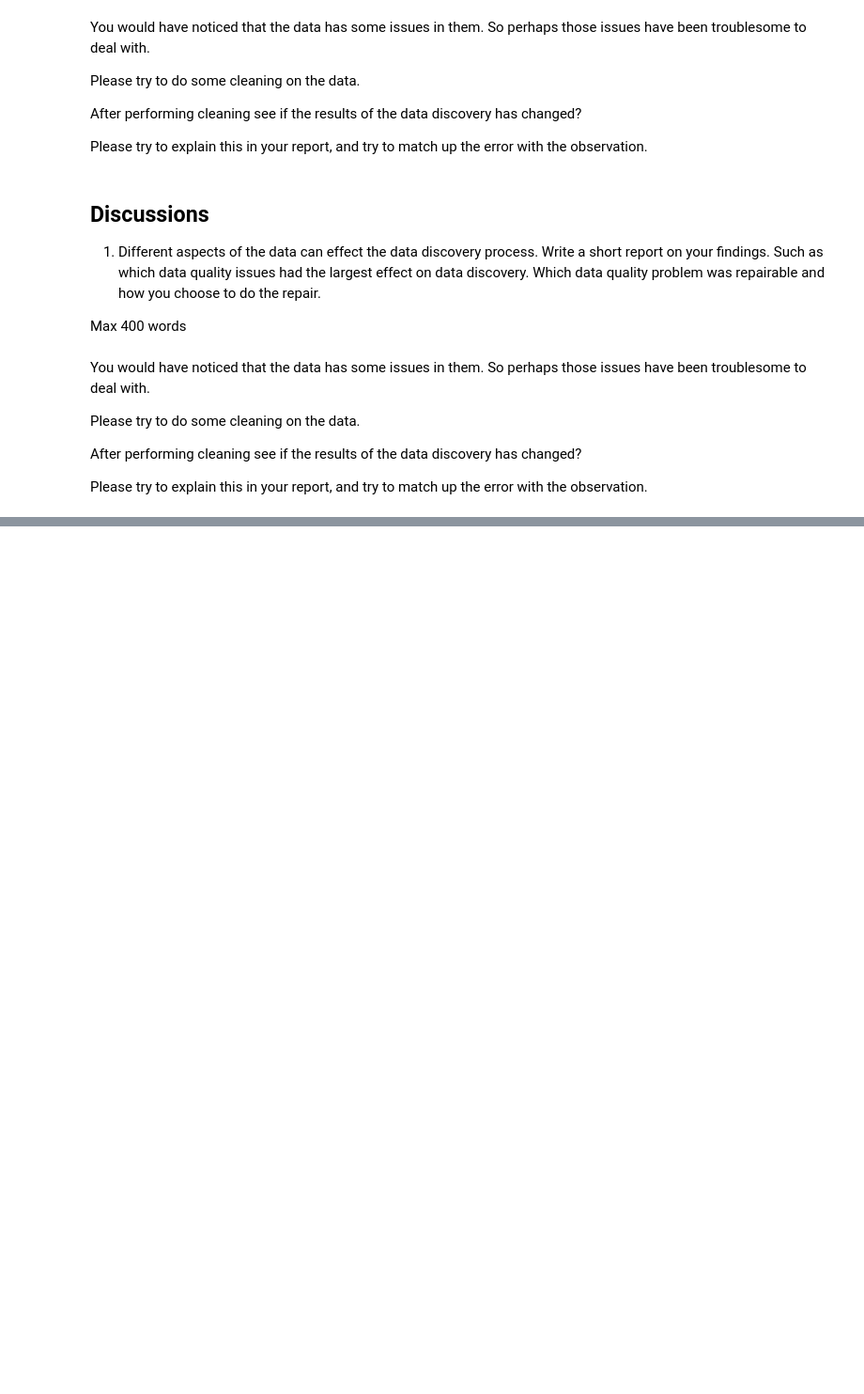
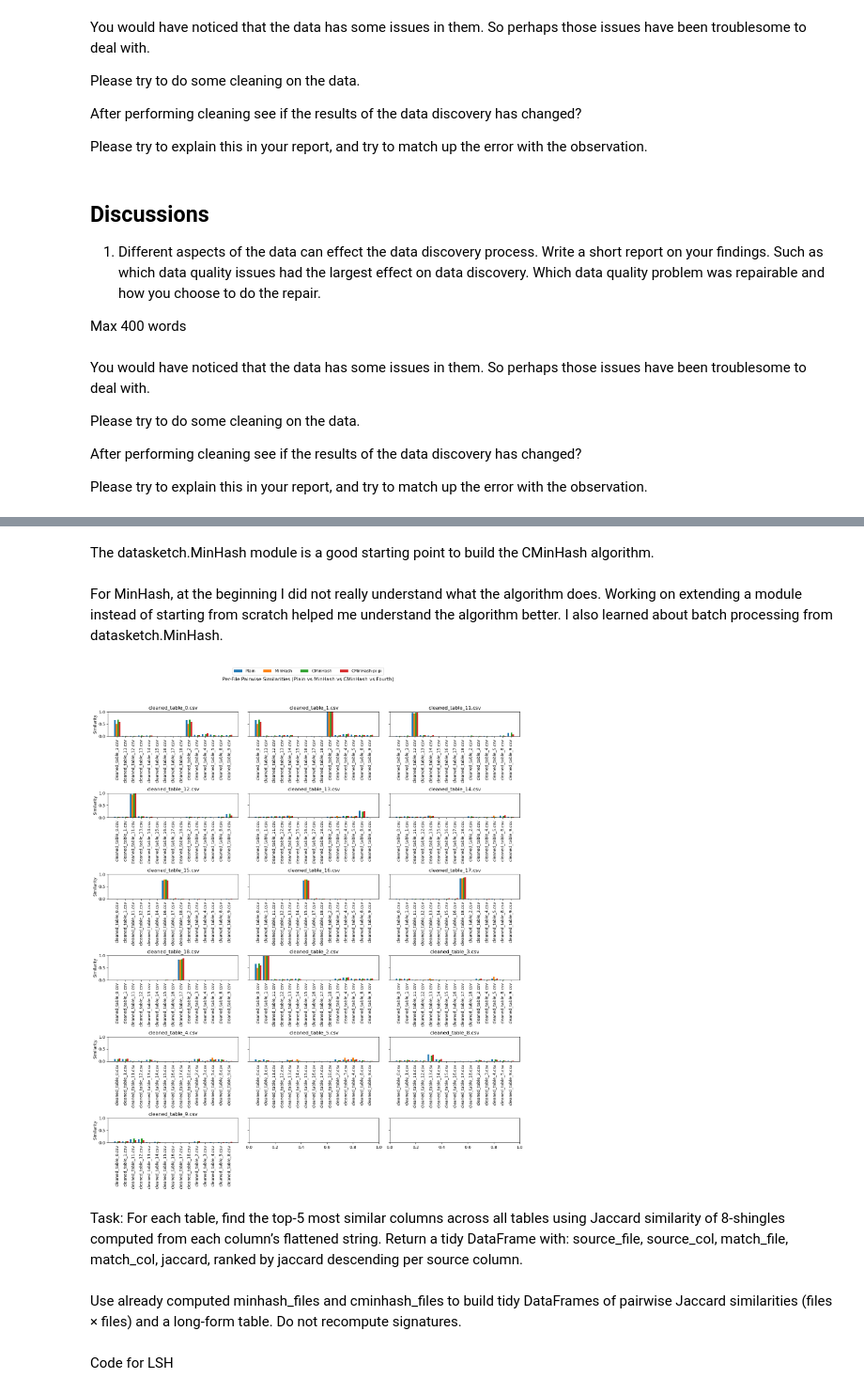
Before and after one commit to berkentekin/dsait4000-assignment-1-group34, a Jupyter notebook: Assignment_part1 V2 (1).ipynb, the cells around one changed output, grey strips where cells are left out. Shown: that part at 94% size. Saved outputs shown, nothing was run; the diff lists cells and outputs as text; code cells hidden in the pictures; blank space fills up the shorter version.

```diff
--- a/Assignment_part1 V2 (1).ipynb
+++ b/Assignment_part1 V2 (1).ipynb
@@ -655,0 +671,8 @@ Max 400 words
+# %%
+import numba
+@numba.jit(nopython=True)
+def kshingle_manual(s, k=6):
+   sh = set()
+   for i in range(len(s) - k + 1):
+       sh.add(s[i:i + k])
+   return list(sh)
@@ -655,0 +681,2 @@ Max 400 words
+# %%
+csv_path = "./lake33c"
@@ -655,0 +731,5 @@ Max 400 words
+# %% [markdown]
+The datasketch.MinHash module is a good starting point to build the CMinHash algorithm.
+# %% [markdown]
+For MinHash, at the beginning I did not really understand what the algorithm does.
+Working on extending a module instead of starting from scratch helped me understand the algorithm better. I also learned about batch processing from datasketch.MinHash.
@@ -655,0 +921,53 @@ Max 400 words
+# %%
+import numpy as np
+import matplotlib.pyplot as plt
+
+files = sorted(pdf.index)
+n = len(files)
+cols = 3
+rows = (n + cols - 1) // cols
+
+fig, axes = plt.subplots(rows, cols, figsize=(15, max(6, rows * 3)), sharey=True)
+axes = axes.flatten() if n > 1 else [axes]
+
+bar_width = 0.2
+offsets = (-1.5*bar_width, -0.5*bar_width, 0.5*bar_width, 1.5*bar_width)
+
+for idx, anchor in enumerate(files):
+    ax = axes[idx]
+    others = [f for f in files if f != anchor]
+    x = np.arange(len(others))
+
+    y_plain = [plain_scores[anchor][o] for o in others]
+    y_mh   = [hash_scores[anchor][o] for o in others]
+    y_cmh  = [chash_scores[anchor][o] for o in others]
+    y_cmhp = [chash_scores_pi[anchor][o] for o in others]
+
+    ax.bar(x + offsets[0], y_plain, width=bar_width, label='Plain')
+    ax.bar(x + offsets[1], y_mh,   width=bar_width, label='MinHash')
+    ax.bar(x + offsets[2], y_cmh,  width=bar_width, label='CMinHash')
+    ax.bar(x + offsets[3], y_cmhp, width=bar_width, label='CMinHash-pi-pi')
+
+    ax.set_title(anchor)
+    ax.set_xticks(x)
+    ax.set_xticklabels(others, rotation=90)
+    ax.set_ylim(0, 1)
+    if idx % cols == 0:
+        ax.set_ylabel('Similarity')
+
+
+# One legend for all subplots (same as before)
+handles, labels = axes[0].get_legend_handles_labels()
+fig.legend(handles, labels, loc='upper center', ncol=4)
+
+fig.suptitle('Per-File Pairwise Similarities (Plain vs MinHash vs CMinHash vs Fourth)', y=0.98)
+plt.tight_layout(rect=[0, 0, 1, 0.95])
+plt.show()
+# %% [output]
+[figure, added]
+# %% [markdown]
+Task: For each table, find the top-5 most similar columns across all tables using Jaccard similarity of 8-shingles computed from each column’s flattened string. Return a tidy DataFrame with: source_file, source_col, match_file, match_col, jaccard, ranked by jaccard descending per source column.
+# %% [markdown]
+Use already computed minhash_files and cminhash_files to build tidy DataFrames of pairwise Jaccard similarities (files × files) and a long-form table. Do not recompute signatures.
+# %% [markdown]
+Code for LSH
```
Also changed, not shown: parts of 13 cells of this notebook, 1 other file.
